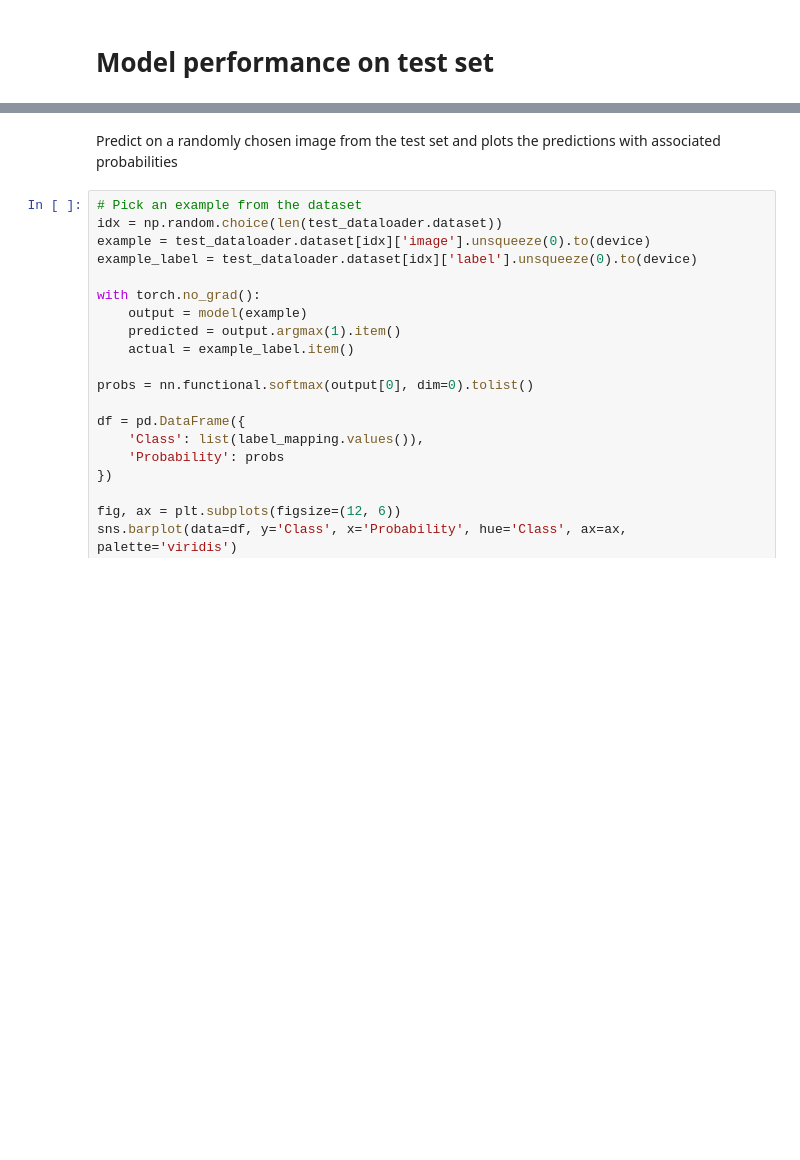
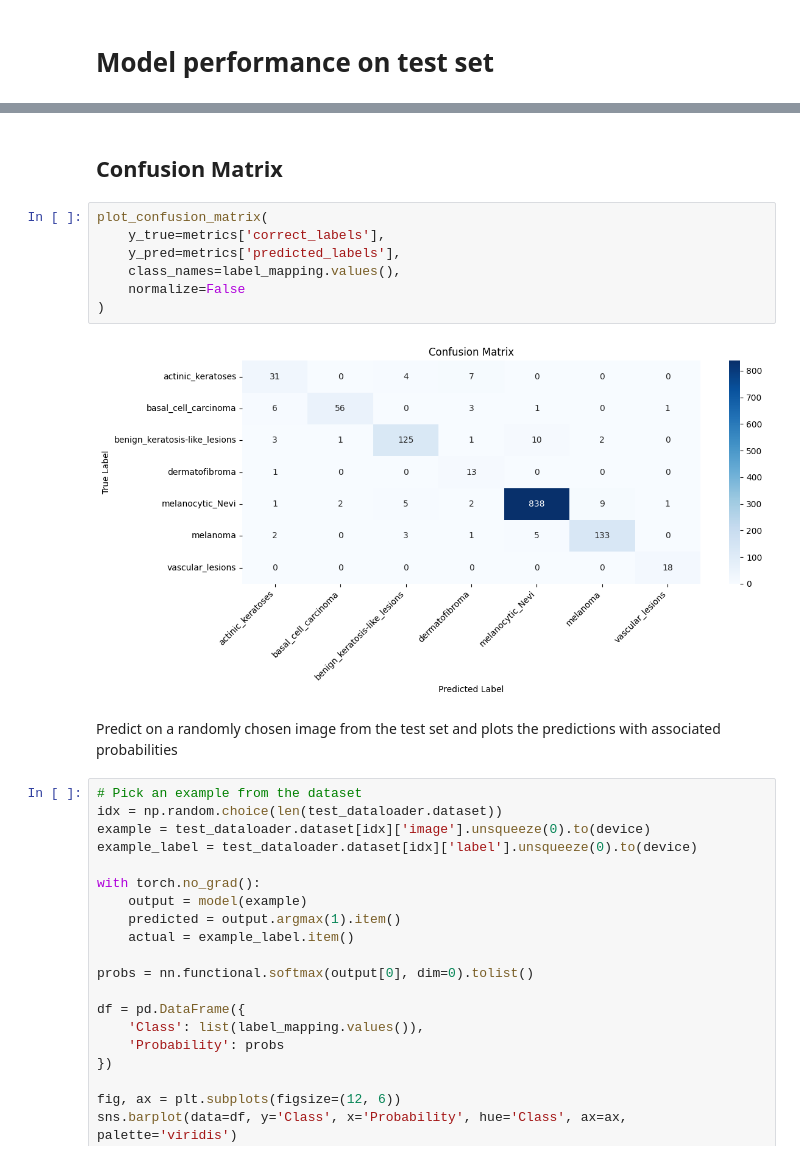
Before and after one commit to irrif/Computer_vision_skin_cancer_classification, a Jupyter notebook: skin_cancer.ipynb, the cells around one changed output, grey strips where cells are left out. Saved outputs shown, nothing was run; the diff lists cells and outputs as text; blank space fills up the shorter version.

```diff
--- a/skin_cancer.ipynb
+++ b/skin_cancer.ipynb
@@ -312,3 +220,14 @@ plt.show()
+# %% [markdown]
+## Confusion Matrix
+# %%
+plot_confusion_matrix(
+    y_true=metrics['correct_labels'],
+    y_pred=metrics['predicted_labels'],
+    class_names=label_mapping.values(),
+    normalize=False
+)
+# %% [output]
+[figure, added]
 # %% [markdown]
 Predict on a randomly chosen image from the test set and plots the predictions with associated probabilities
 # %%
```
Also changed, not shown: parts of 31 cells of this notebook.
